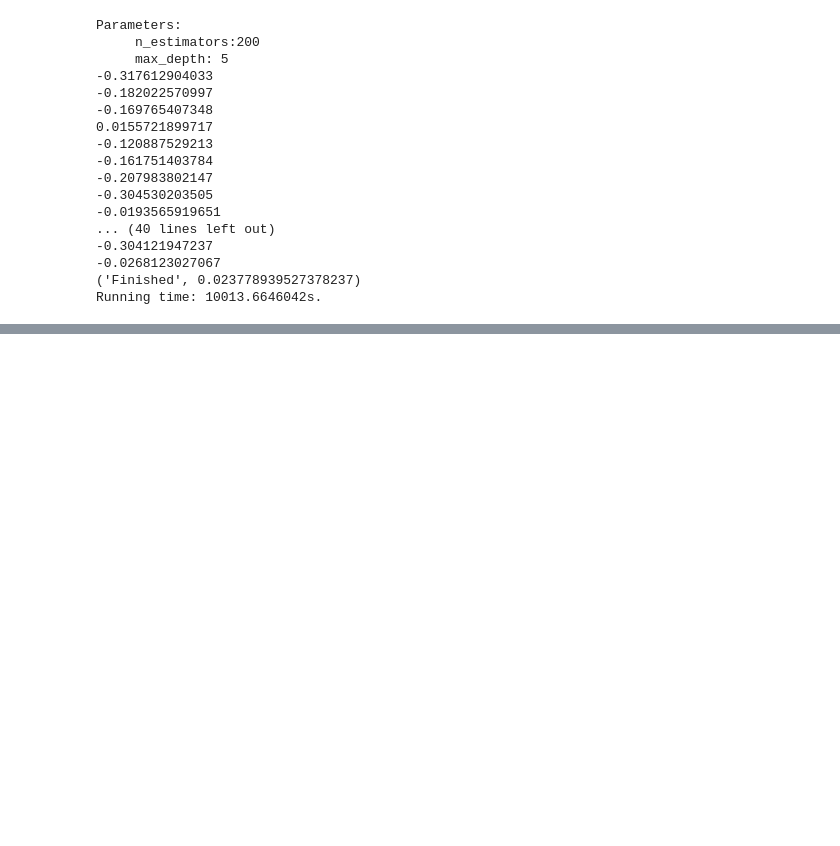
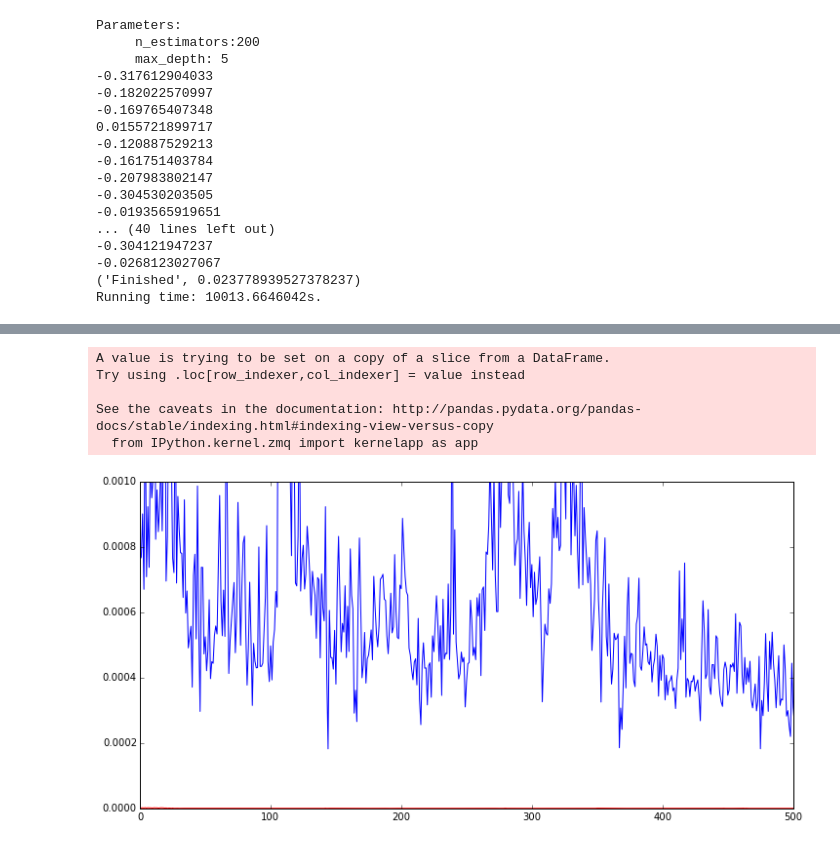
Before and after one commit to anthonyhu/twosigma-LETH-Al, a Jupyter notebook: Two Sigmas Challenge.ipynb, the cells around one changed output, grey strips where cells are left out. Drawn from its saved outputs; the diff is of its cells as text; code cells hidden in the pictures; blank space fills up the shorter version.

```diff
--- a/Two Sigmas Challenge.ipynb
+++ b/Two Sigmas Challenge.ipynb
@@ -435,0 +445,3 @@ Running time: 10013.6646042s.
+# %%
+full_train = pd.read_hdf("train.h5")
+o_train, o_test = train_test_split(full_train, test_size = 0.5, random_state=0)
@@ -435,0 +475,10 @@ Running time: 10013.6646042s.
+# %%
+# Train model
+low_y_cut = -0.075
+high_y_cut = 0.075
+y_is_above_cut = (o_train.y > high_y_cut)
+y_is_below_cut = (o_train.y < low_y_cut)
+y_is_within_cut = (~y_is_above_cut & ~y_is_below_cut)
+model_1 = LinearRegression(n_jobs=-1)
+model_1.fit(np.array(train.loc[y_is_within_cut, "technical_20"].values).reshape(-1, 1),
+            o_train.loc[y_is_within_cut, "y"])
@@ -435,0 +487,11 @@ Running time: 10013.6646042s.
+# %%
+# Fit an ExtraTreesRegressor
+t0 = time()
+
+extra_trees = ExtraTreesRegressor(n_estimators=200, max_depth=6, n_jobs=-1,
+                                  random_state=17, verbose=0)
+model_2 = extra_trees.fit(train, o_train["y"])
+
+train = []
+
+print("Running time: {0}s.".format(time() - t0))
@@ -435,0 +554,18 @@ Running time: 10013.6646042s.
+# %%
+df_y_plot = o_test[["timestamp"]]
+df_y_plot["y"] = pred["y"]
+# %% [output]
+A value is trying to be set on a copy of a slice from a DataFrame.
+Try using .loc[row_indexer,col_indexer] = value instead
+
+See the caveats in the documentation: http://pandas.pydata.org/pandas-docs/stable/indexing.html#indexing-view-versus-copy
+  from IPython.kernel.zmq import kernelapp as app
+# %%
+plt.figure(figsize=(12, 6))
+plt.plot(o_test.groupby("timestamp")["y"].var(), color="blue")
+plt.plot(df_y_plot.groupby("timestamp")["y"].var(), color="red")
+plt.xlim(0, 500)
+plt.ylim(0, 0.001)
+plt.show()
+# %% [output]
+[figure, added]
```
Also changed, not shown: parts of 14 cells of this notebook.
